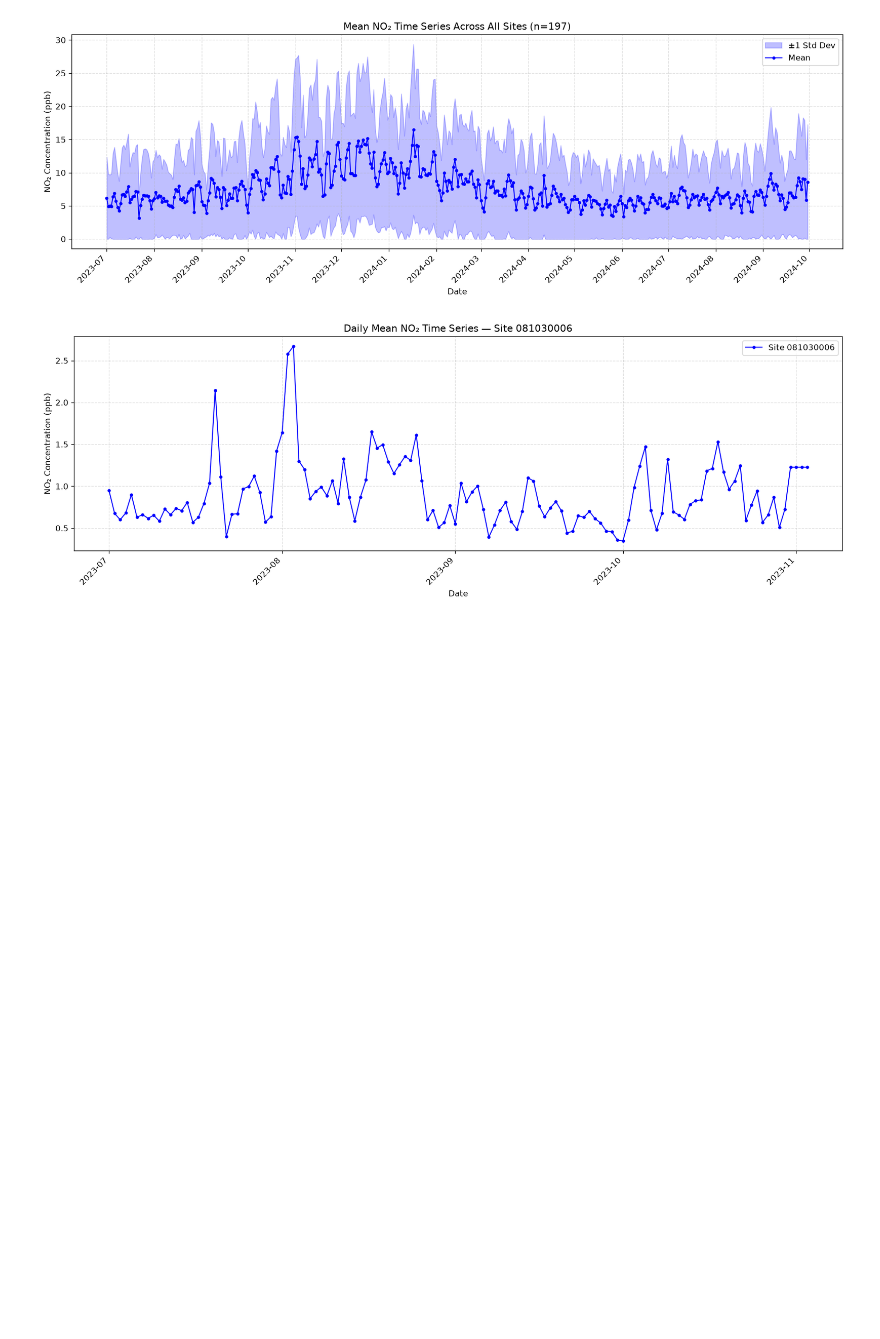
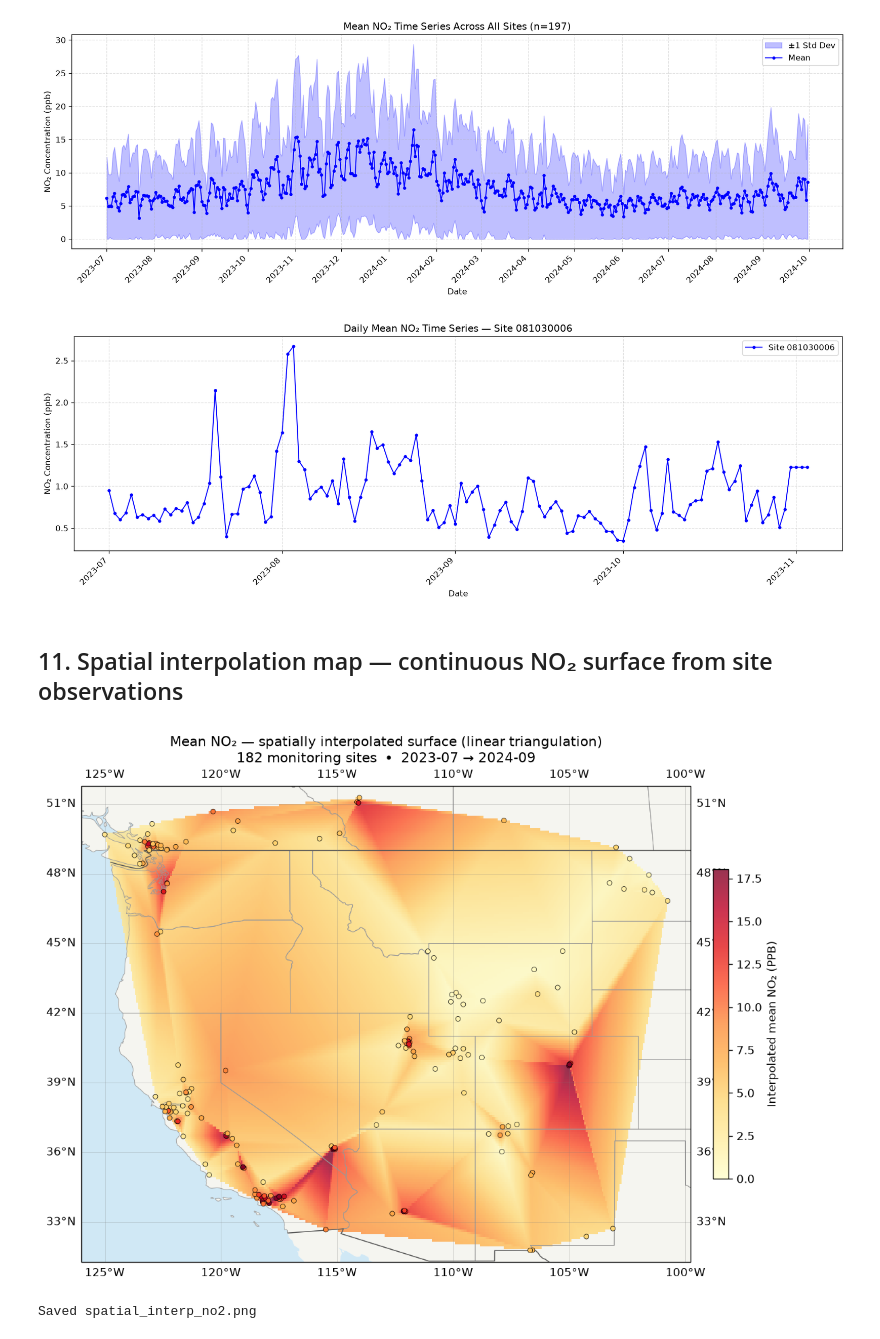
Before and after one commit to leeisabelle1118/no2-forecasting, a Jupyter notebook: notebooks/01_explore_airnow.ipynb, the cells around one changed output. Drawn from its saved outputs; the diff is of its cells as text; code cells hidden in the pictures; blank space fills up the shorter version.

```diff
--- a/notebooks/01_explore_airnow.ipynb
+++ b/notebooks/01_explore_airnow.ipynb
@@ -376,3 +398,57 @@ plt.show()
 # %% [output]
 [figure]
 [figure]
+# %% [markdown]
+## 11. Spatial interpolation map — continuous NO₂ surface from site observations
+# %%
+from scipy.interpolate import griddata
+import cartopy.crs as ccrs
+import cartopy.feature as cfeature
+
+# Build a regular lat/lon grid over the monitoring network extent
+lat_pts  = np.linspace(meta_c['lat'].min() - 0.5, meta_c['lat'].max() + 0.5, 200)
+lon_pts  = np.linspace(meta_c['lon'].min() - 0.5, meta_c['lon'].max() + 0.5, 400)
+lon_grid, lat_grid = np.meshgrid(lon_pts, lat_pts)
+
+# Linear triangulation interpolation from 197 point observations to the grid
+pts      = np.column_stack([meta_c['lon'].values, meta_c['lat'].values])
+vals     = mean_no2.loc[meta_c.index].values
+no2_grid = griddata(pts, vals, (lon_grid, lat_grid), method='linear')
+
+vmax = float(np.nanpercentile(vals, 95))
+
+fig = plt.figure(figsize=(14, 7))
+ax  = fig.add_subplot(1, 1, 1, projection=ccrs.PlateCarree())
+ax.set_extent(
+    [meta_c['lon'].min() - 1, meta_c['lon'].max() + 1,
+     meta_c['lat'].min() - 0.5, meta_c['lat'].max() + 0.5],
+    crs=ccrs.PlateCarree())
+
+ax.add_feature(cfeature.LAND,    facecolor='#f5f5f0')
+ax.add_feature(cfeature.OCEAN,   facecolor='#d0e8f5')
+ax.add_feature(cfeature.STATES,  linewidth=0.5, edgecolor='#999999')
+ax.add_feature(cfeature.BORDERS, linewidth=0.8, edgecolor='#555555')
+
+pcm = ax.pcolormesh(lon_grid, lat_grid, no2_grid,
+                    cmap='YlOrRd', vmin=0, vmax=vmax, alpha=0.8,
+                    transform=ccrs.PlateCarree())
+plt.colorbar(pcm, ax=ax, label='Interpolated mean NO₂ (PPB)', shrink=0.65, pad=0.02)
+
+# Overlay actual site dots for reference
+ax.scatter(meta_c['lon'], meta_c['lat'],
+           c=vals, cmap='YlOrRd', vmin=0, vmax=vmax,
+           s=18, edgecolors='k', linewidths=0.4, zorder=5,
+           transform=ccrs.PlateCarree())
+
+ax.gridlines(draw_labels=True, linewidth=0.3, color='gray', alpha=0.5,
+             x_inline=False, y_inline=False)
+ax.set_title(
+    f'Mean NO₂ — spatially interpolated surface (linear triangulation)\n'
+    f'{len(meta_c)} monitoring sites  •  2023-07 → 2024-09')
+plt.tight_layout()
+plt.savefig(PLOTS_DIR / 'spatial_interp_no2.png', dpi=150, bbox_inches='tight')
+plt.show()
+print('Saved spatial_interp_no2.png')
+# %% [output]
+[figure, added]
+Saved spatial_interp_no2.png
```
Also changed, not shown: parts of 4 cells of this notebook.
